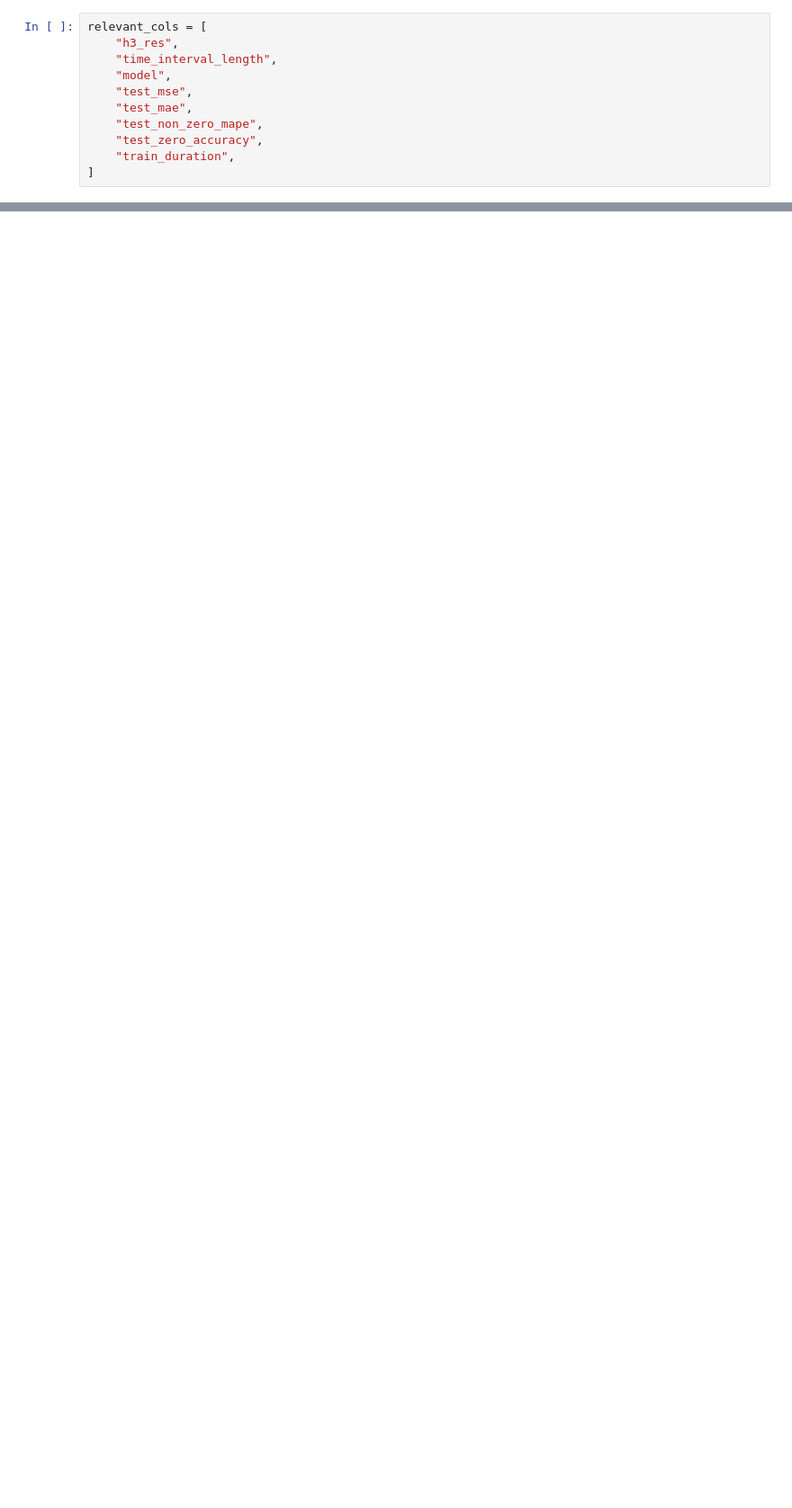
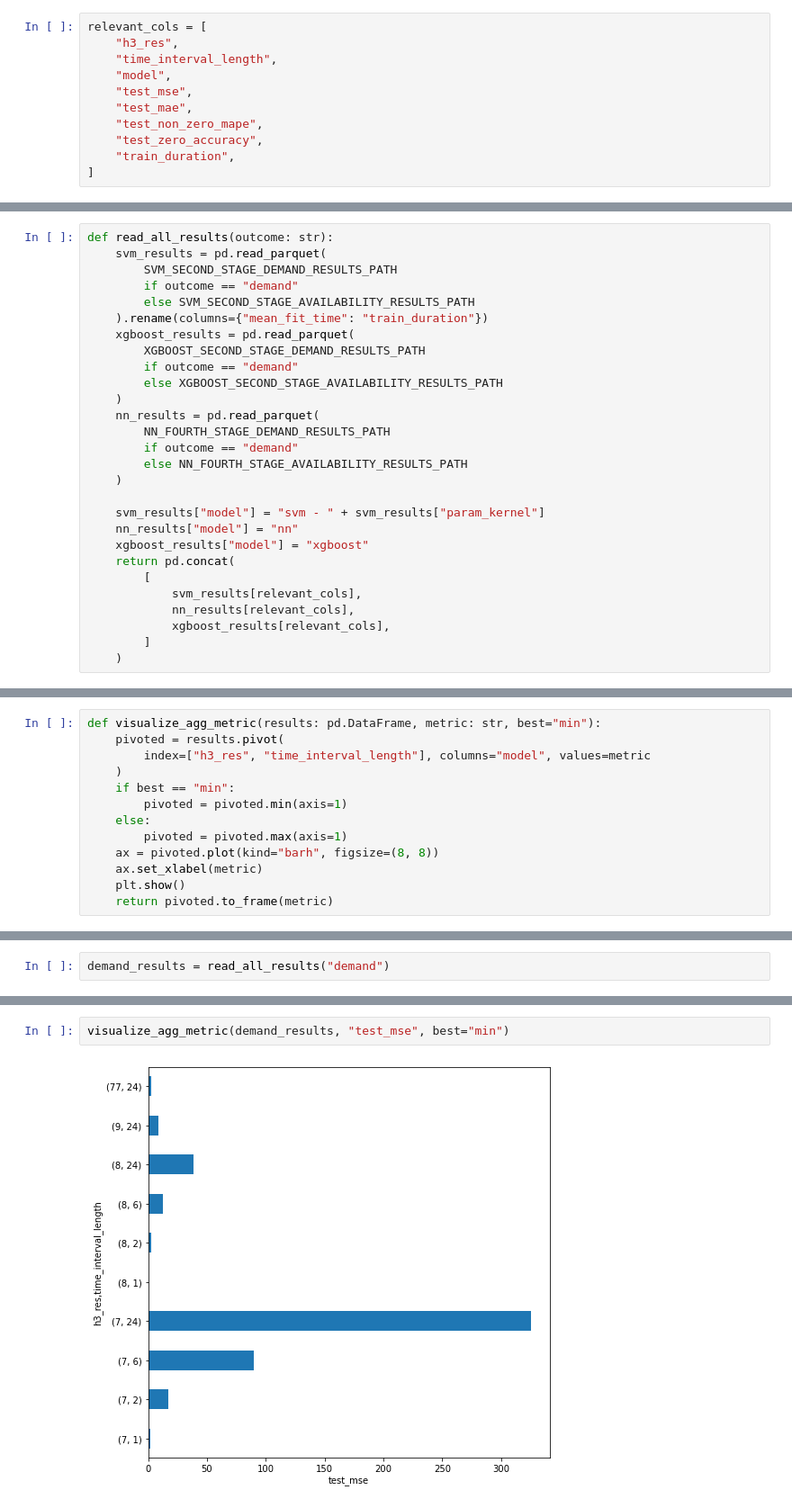
Before and after one commit to mogottsch/aaa-2022-magma, a Jupyter notebook: 04_predictive_analysis/04_results.ipynb, the cells around one changed output, grey strips where cells are left out. Shown at 90% size. Saved outputs shown, nothing was run; the diff lists cells and outputs as text; blank space fills up the shorter version.

Commit message:
Add prediction results notebook

```diff
--- a/04_predictive_analysis/04_results.ipynb
+++ b/04_predictive_analysis/04_results.ipynb
@@ -147,0 +32,28 @@ visualize_metric("test_non_zero_mape")
+# %%
+def read_all_results(outcome: str):
+    svm_results = pd.read_parquet(
+        SVM_SECOND_STAGE_DEMAND_RESULTS_PATH
+        if outcome == "demand"
+        else SVM_SECOND_STAGE_AVAILABILITY_RESULTS_PATH
+    ).rename(columns={"mean_fit_time": "train_duration"})
+    xgboost_results = pd.read_parquet(
+        XGBOOST_SECOND_STAGE_DEMAND_RESULTS_PATH
+        if outcome == "demand"
+        else XGBOOST_SECOND_STAGE_AVAILABILITY_RESULTS_PATH
+    )
+    nn_results = pd.read_parquet(
+        NN_FOURTH_STAGE_DEMAND_RESULTS_PATH
+        if outcome == "demand"
+        else NN_FOURTH_STAGE_AVAILABILITY_RESULTS_PATH
+    )
+
+    svm_results["model"] = "svm - " + svm_results["param_kernel"]
+    nn_results["model"] = "nn"
+    xgboost_results["model"] = "xgboost"
+    return pd.concat(
+        [
+            svm_results[relevant_cols],
+            nn_results[relevant_cols],
+            xgboost_results[relevant_cols],
+        ]
+    )
@@ -147,0 +119,13 @@ visualize_metric("test_non_zero_mape")
+# %%
+def visualize_agg_metric(results: pd.DataFrame, metric: str, best="min"):
+	pivoted = results.pivot(
+		index=["h3_res", "time_interval_length"], columns="model", values=metric
+	)
+	if best == "min":
+		pivoted = pivoted.min(axis=1)
+	else:
+		pivoted = pivoted.max(axis=1)
+	ax = pivoted.plot(kind="barh", figsize=(8, 8))
+	ax.set_xlabel(metric)
+	plt.show()
+	return pivoted.to_frame(metric)
@@ -147,0 +157,2 @@ visualize_metric("test_non_zero_mape")
+# %%
+demand_results = read_all_results("demand")
@@ -147,0 +241,4 @@ visualize_metric("test_non_zero_mape")
+# %%
+visualize_agg_metric(demand_results, "test_mse", best="min")
+# %% [output]
+[figure, added]
```
Also changed, not shown: parts of 44 cells of this notebook.
